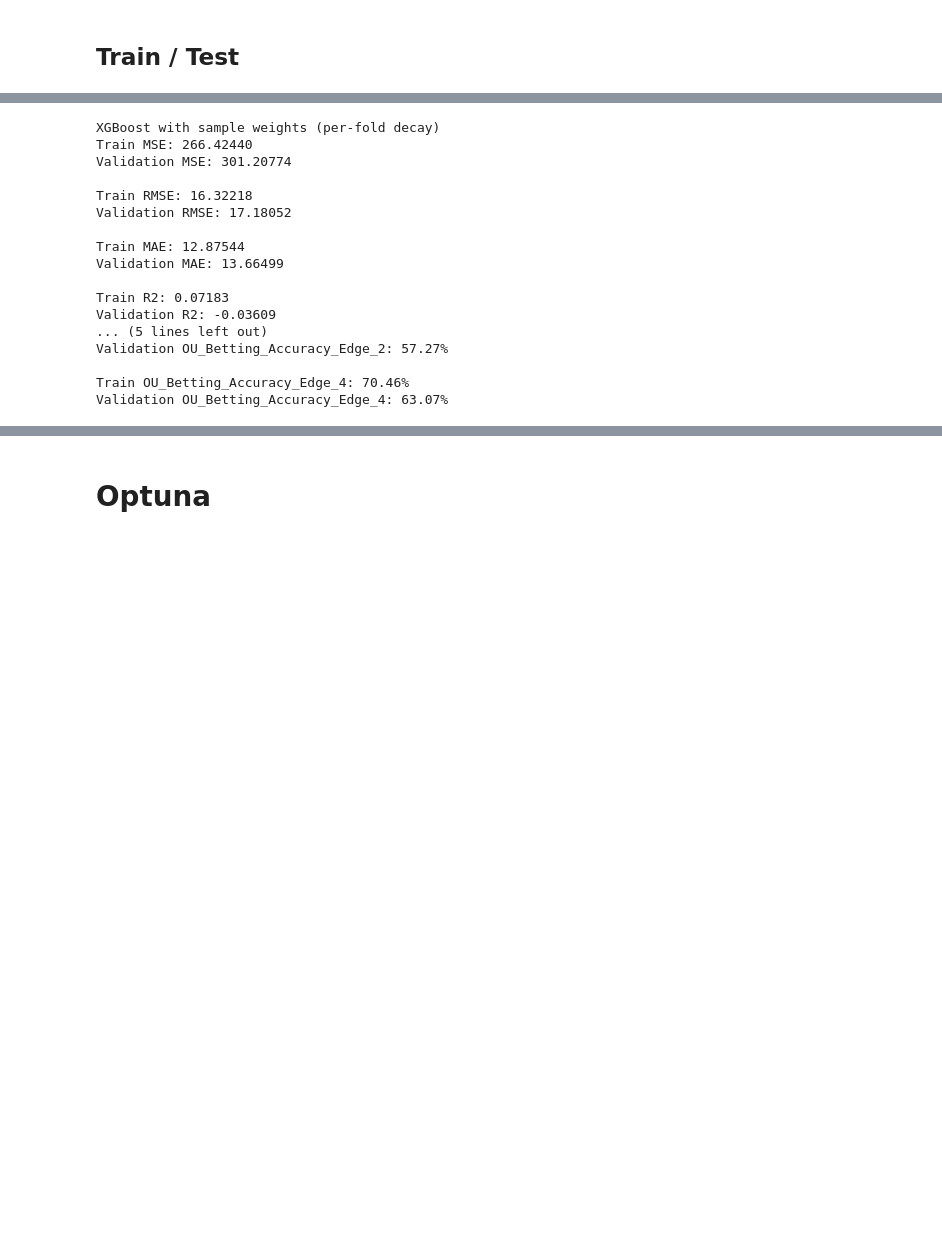
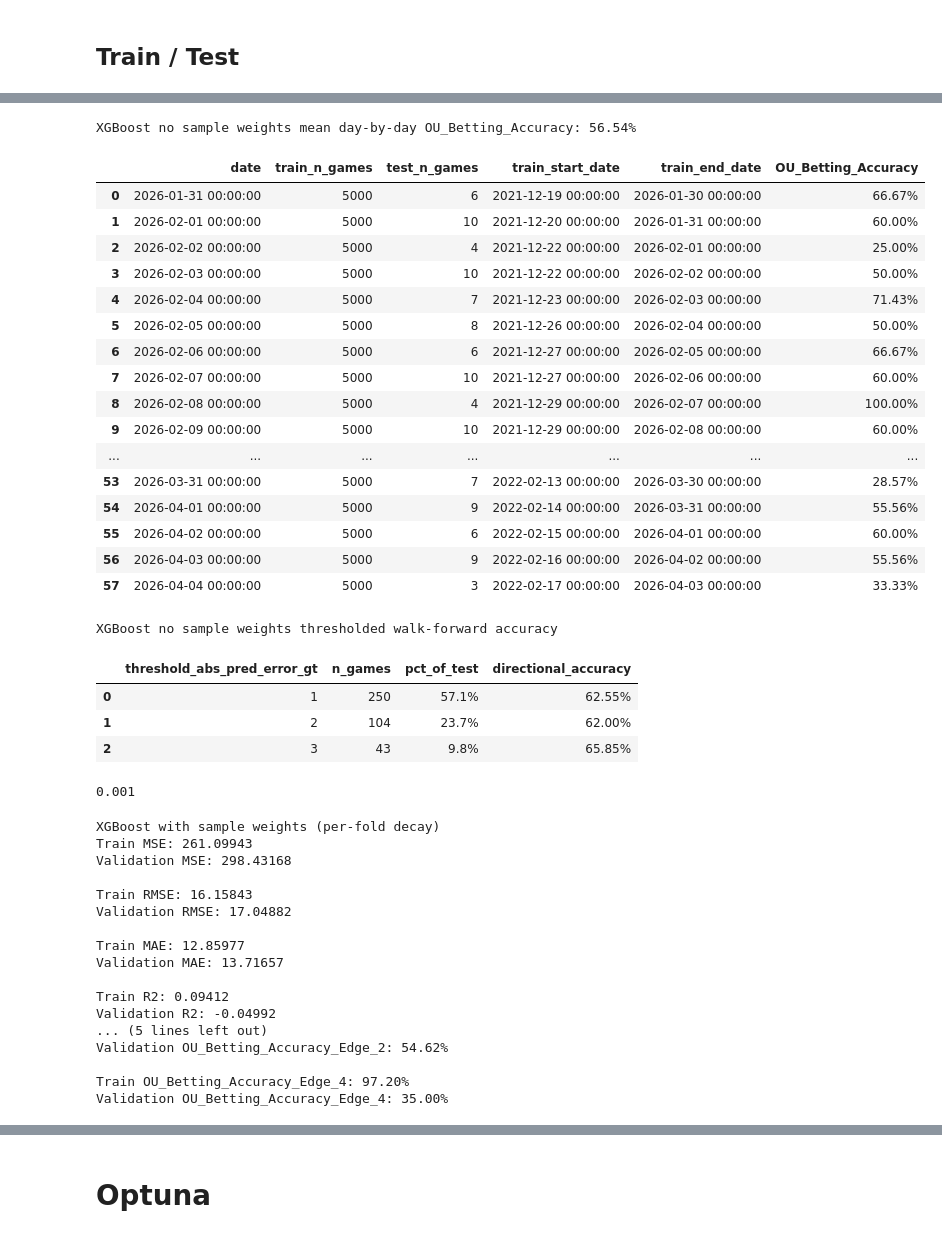
Before and after one commit to aalvarezvarela/NBA_over_under_predictor, a Jupyter notebook: lab/diff_from_line/regressor/5_seasons_tsplit_line_error_prediction.ipynb, the cells around one changed output, grey strips where cells are left out. Drawn from its saved outputs; the diff is of its cells as text; code cells hidden in the pictures; blank space fills up the shorter version.

```diff
--- a/lab/diff_from_line/regressor/all_odds_regressor error_line only_last_seasons new_tsplit.ipynb
+++ b/lab/diff_from_line/regressor/5_seasons_tsplit_line_error_prediction.ipynb
@@ -24,9 +25,9 @@ from nba_ou.modeling.modeling import (
 )
 # %%
 TARGET_COL = "LINE_ERROR"
-SAMPLE_WEIGHT_LAMBDA = 0.01
+SAMPLE_WEIGHT_LAMBDA = 0.001
 SAMPLE_WEIGHT_LAMBDA_BOUNDS = (1e-4, 0.01)
-TRAIN_GAMES = 4000
+TRAIN_GAMES = 5000
 # %% [markdown]
 ## Load Data
 # %%
@@ -485,11 +526,58 @@ display(
 | 8 | 8 | 0 | 0.0% | nan% |
 | 9 | 9 | 0 | 0.0% | nan% |
 | 10 | 10 | 0 | 0.0% | nan% |
+# %%
+def fit_and_predict_xgb_no_weights_day_by_day(train_df, test_df):
+    model = XGBRegressor(**xgb_reg_no_weights.get_params())
+
+    X_train = train_df.drop(columns=EXCLUDE_COLS, errors="ignore")
+    y_train = pd.to_numeric(train_df[TARGET_COL], errors="coerce")
+    X_test = test_df.drop(columns=EXCLUDE_COLS, errors="ignore")
+
+    model.fit(X_train, y_train)
+    return model.predict(X_test)
+
+
+day_by_day_no_weights, day_by_day_no_weights_thresholds = run_day_by_day_walk_forward_evaluation(
+    label="XGBoost no sample weights",
+    df_dev=df_dev,
+    df_test_final=df_test_final,
+    fit_and_predict=fit_and_predict_xgb_no_weights_day_by_day,
+    max_games=TRAIN_GAMES,
+)
+# %% [output]
+XGBoost no sample weights mean day-by-day OU_Betting_Accuracy: 56.54%
+|  | date | train_n_games | test_n_games | train_start_date | train_end_date | OU_Betting_Accuracy |
+| 0 | 2026-01-31 00:00:00 | 5000 | 6 | 2021-12-19 00:00:00 | 2026-01-30 00:00:00 | 66.67% |
+| 1 | 2026-02-01 00:00:00 | 5000 | 10 | 2021-12-20 00:00:00 | 2026-01-31 00:00:00 | 60.00% |
+| 2 | 2026-02-02 00:00:00 | 5000 | 4 | 2021-12-22 00:00:00 | 2026-02-01 00:00:00 | 25.00% |
+| 3 | 2026-02-03 00:00:00 | 5000 | 10 | 2021-12-22 00:00:00 | 2026-02-02 00:00:00 | 50.00% |
+| 4 | 2026-02-04 00:00:00 | 5000 | 7 | 2021-12-23 00:00:00 | 2026-02-03 00:00:00 | 71.43% |
+| 5 | 2026-02-05 00:00:00 | 5000 | 8 | 2021-12-26 00:00:00 | 2026-02-04 00:00:00 | 50.00% |
+| 6 | 2026-02-06 00:00:00 | 5000 | 6 | 2021-12-27 00:00:00 | 2026-02-05 00:00:00 | 66.67% |
+| 7 | 2026-02-07 00:00:00 | 5000 | 10 | 2021-12-27 00:00:00 | 2026-02-06 00:00:00 | 60.00% |
+| 8 | 2026-02-08 00:00:00 | 5000 | 4 | 2021-12-29 00:00:00 | 2026-02-07 00:00:00 | 100.00% |
+| 9 | 2026-02-09 00:00:00 | 5000 | 10 | 2021-12-29 00:00:00 | 2026-02-08 00:00:00 | 60.00% |
+| ... | ... | ... | ... | ... | ... | ... |
+| 53 | 2026-03-31 00:00:00 | 5000 | 7 | 2022-02-13 00:00:00 | 2026-03-30 00:00:00 | 28.57% |
+| 54 | 2026-04-01 00:00:00 | 5000 | 9 | 2022-02-14 00:00:00 | 2026-03-31 00:00:00 | 55.56% |
+| 55 | 2026-04-02 00:00:00 | 5000 | 6 | 2022-02-15 00:00:00 | 2026-04-01 00:00:00 | 60.00% |
+| 56 | 2026-04-03 00:00:00 | 5000 | 9 | 2022-02-16 00:00:00 | 2026-04-02 00:00:00 | 55.56% |
+| 57 | 2026-04-04 00:00:00 | 5000 | 3 | 2022-02-17 00:00:00 | 2026-04-03 00:00:00 | 33.33% |
+XGBoost no sample weights thresholded walk-forward accuracy
+|  | threshold_abs_pred_error_gt | n_games | pct_of_test | directional_accuracy |
+| 0 | 1 | 250 | 57.1% | 62.55% |
+| 1 | 2 | 104 | 23.7% | 62.00% |
+| 2 | 3 | 43 | 9.8% | 65.85% |
+# %%
+SAMPLE_WEIGHT_LAMBDA
+# %% [output]
+0.001
 # %%
 xgb_reg_weights = XGBRegressor(
     max_depth=3,
     learning_rate=0.05,
-    n_estimators=75,
+    n_estimators=25,
     subsample=0.65,
     colsample_bytree=0.68,
     reg_alpha=5.28,
@@ -520,22 +608,22 @@ print("XGBoost with sample weights (per-fold decay)")
 print_metrics(cv_results_weights)
 # %% [output]
 XGBoost with sample weights (per-fold decay)
-Train MSE: 266.42440
-Validation MSE: 301.20774
+Train MSE: 261.09943
+Validation MSE: 298.43168
 
-Train RMSE: 16.32218
-Validation RMSE: 17.18052
+Train RMSE: 16.15843
+Validation RMSE: 17.04882
 
-Train MAE: 12.87544
-Validation MAE: 13.66499
+Train MAE: 12.85977
+Validation MAE: 13.71657
 
-Train R2: 0.07183
-Validation R2: -0.03609
+Train R2: 0.09412
+Validation R2: -0.04992
 ... (5 lines left out)
-Validation OU_Betting_Accuracy_Edge_2: 57.27%
+Validation OU_Betting_Accuracy_Edge_2: 54.62%
 
-Train OU_Betting_Accuracy_Edge_4: 70.46%
-Validation OU_Betting_Accuracy_Edge_4: 63.07%
+Train OU_Betting_Accuracy_Edge_4: 97.20%
+Validation OU_Betting_Accuracy_Edge_4: 35.00%
 # %%
 weighted_xgb.fit(X_dev, y_dev)
 
```
Also changed, not shown: parts of 20 cells of this notebook, 1 other file.
